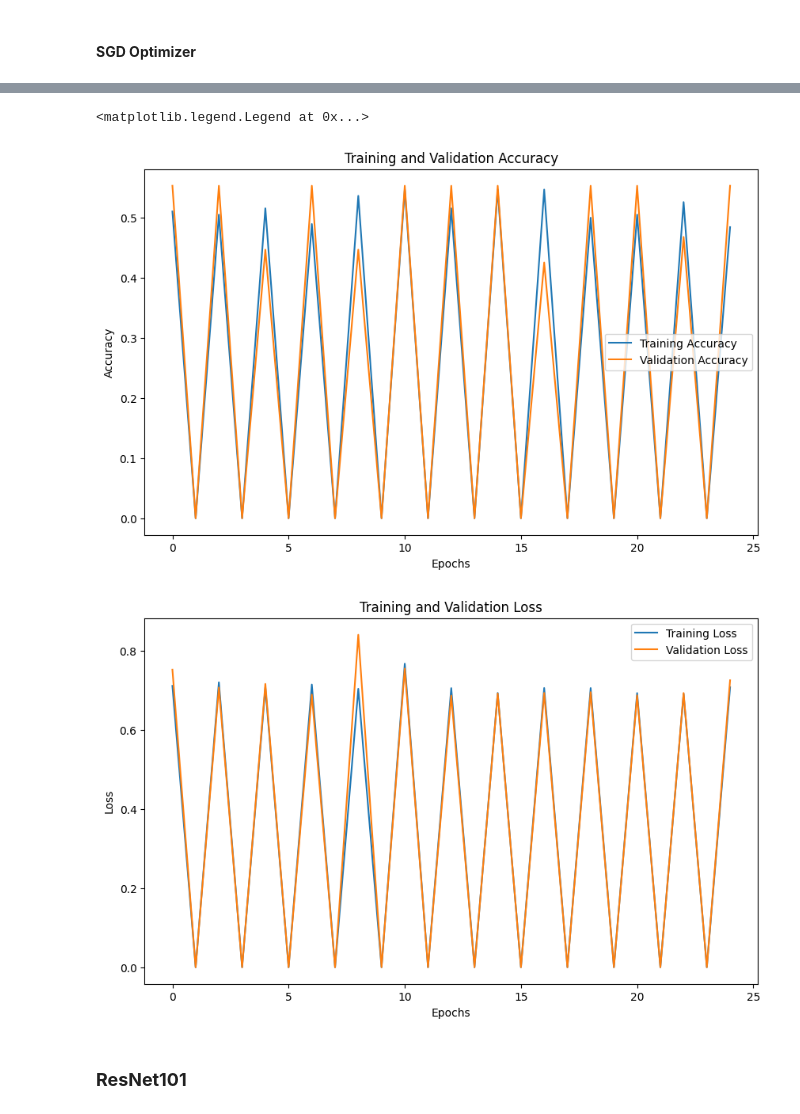
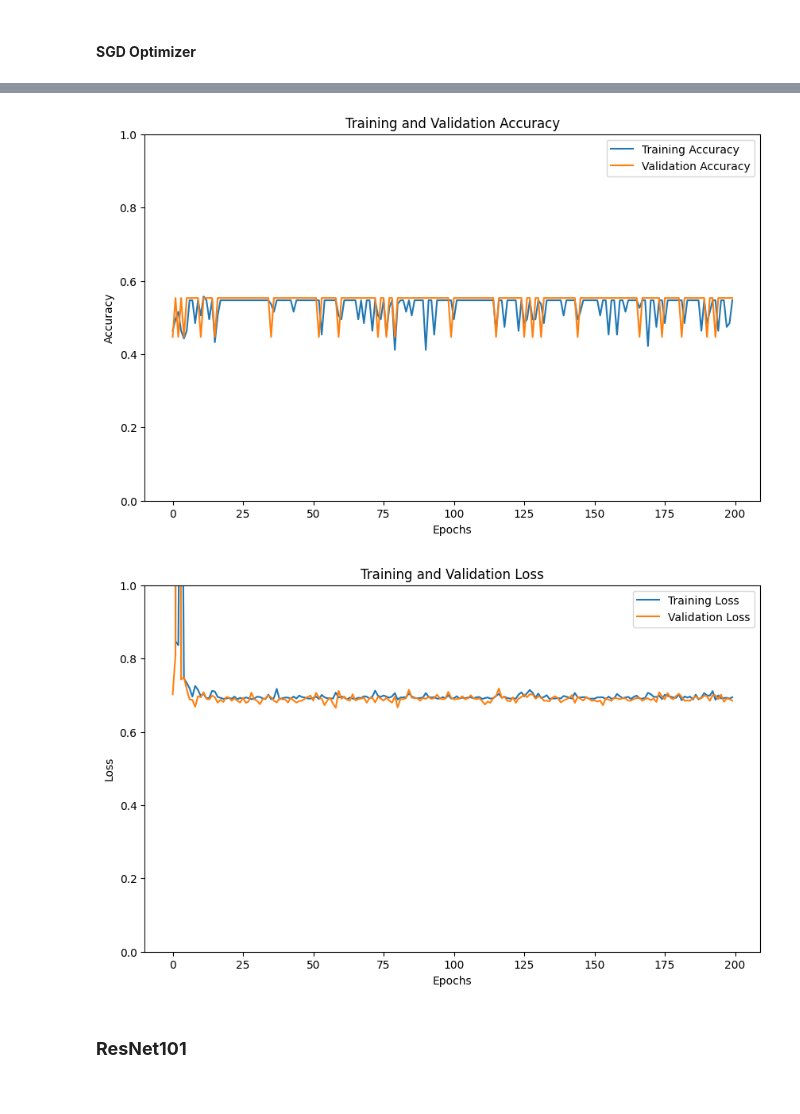
Before and after one commit to Dezarti/nodulos_tiroideos, a Jupyter notebook: 4_modelos_CNN.ipynb, the cells around one changed output, grey strips where cells are left out. Saved outputs shown, nothing was run; the diff lists cells and outputs as text; code cells hidden in the pictures.

```diff
--- a/4_modelos_CNN.ipynb
+++ b/4_modelos_CNN.ipynb
@@ -358,7 +362,7 @@ data_dir = 'db_unal/organized/images/cropped'
 train_generator = train_datagen.flow_from_directory(
     data_dir,
     target_size=(224, 224),
-    batch_size=20,
+    #batch_size=20,
     class_mode='binary',
     subset='training'  # Especificar que esto es para el conjunto de entrenamiento
 )
@@ -366,7 +370,7 @@ train_generator = train_datagen.flow_from_directory(
 validation_generator = train_datagen.flow_from_directory(
     data_dir,
     target_size=(224, 224),
-    batch_size=6,
+    #batch_size=6,
     class_mode='binary',
     subset='validation'  # Especificar que esto es para el conjunto de validación
 )
@@ -387,7 +391,7 @@ predictions = Dense(1, activation='sigmoid')(x)
 model = Model(inputs=base_model.input, outputs=predictions)
 
 # Compilar el modelo
-model.compile(optimizer=SGD(learning_rate=0.001, momentum=0.9), loss='binary_crossentropy', metrics=['accuracy'])
+model.compile(optimizer=SGD(learning_rate=0.5, momentum=0.9), loss='binary_crossentropy', metrics=['accuracy'])
 
 # Calcular los steps per epoch y validation steps
 train_steps = int(np.ceil(train_generator.samples / train_generator.batch_size))
@@ -396,10 +400,10 @@ val_steps = int(np.ceil(validation_generator.samples / validation_generator.batc
 # Entrenar el modelo
 history = model.fit(
     train_generator,
-    steps_per_epoch=train_steps,
+    #steps_per_epoch=train_steps,
     validation_data=validation_generator,
-    validation_steps=val_steps,
-    epochs=25
+    #validation_steps=val_steps,
+    epochs=200
 )
 
 # Retrieve accuracy results on training and validation data sets for each training epoch.
@@ -419,6 +423,7 @@ plt.plot(epochs, acc, label='Training Accuracy')
 plt.plot(epochs, val_acc, label='Validation Accuracy')
 plt.title('Training and Validation Accuracy')  # Set the title of the graph
 plt.xlabel('Epochs')  # Label the x-axis as 'Epochs'
+plt.ylim(0, 1.0)
 plt.ylabel('Accuracy')  # Label the y-axis as 'Accuracy'
 plt.legend()  # Add a legend to distinguish training vs. validation
 
@@ -429,6 +434,7 @@ plt.plot(epochs, val_loss, label='Validation Loss')
 plt.title('Training and Validation Loss')  # Set the title of the graph
 plt.xlabel('Epochs')  # Label the x-axis as 'Epochs'
 plt.ylabel('Loss')  # Label the y-axis as 'Loss'
+plt.ylim(0, 1.0)
 plt.legend()  # Add a legend to distinguish training vs. validation
 # %% [output]
 Found 192 images belonging to 2 classes.
@@ -458,6 +458,5 @@ Epoch 25/25
-<matplotlib.legend.Legend at 0x...>
-[figure, old version]
+[figure, new version]
-[figure, old version]
+[figure, new version]
 # %% [markdown]
 ### **ResNet101**
 # %% [markdown]
```
Also changed, not shown: parts of 7 cells of this notebook, 1 other file.
